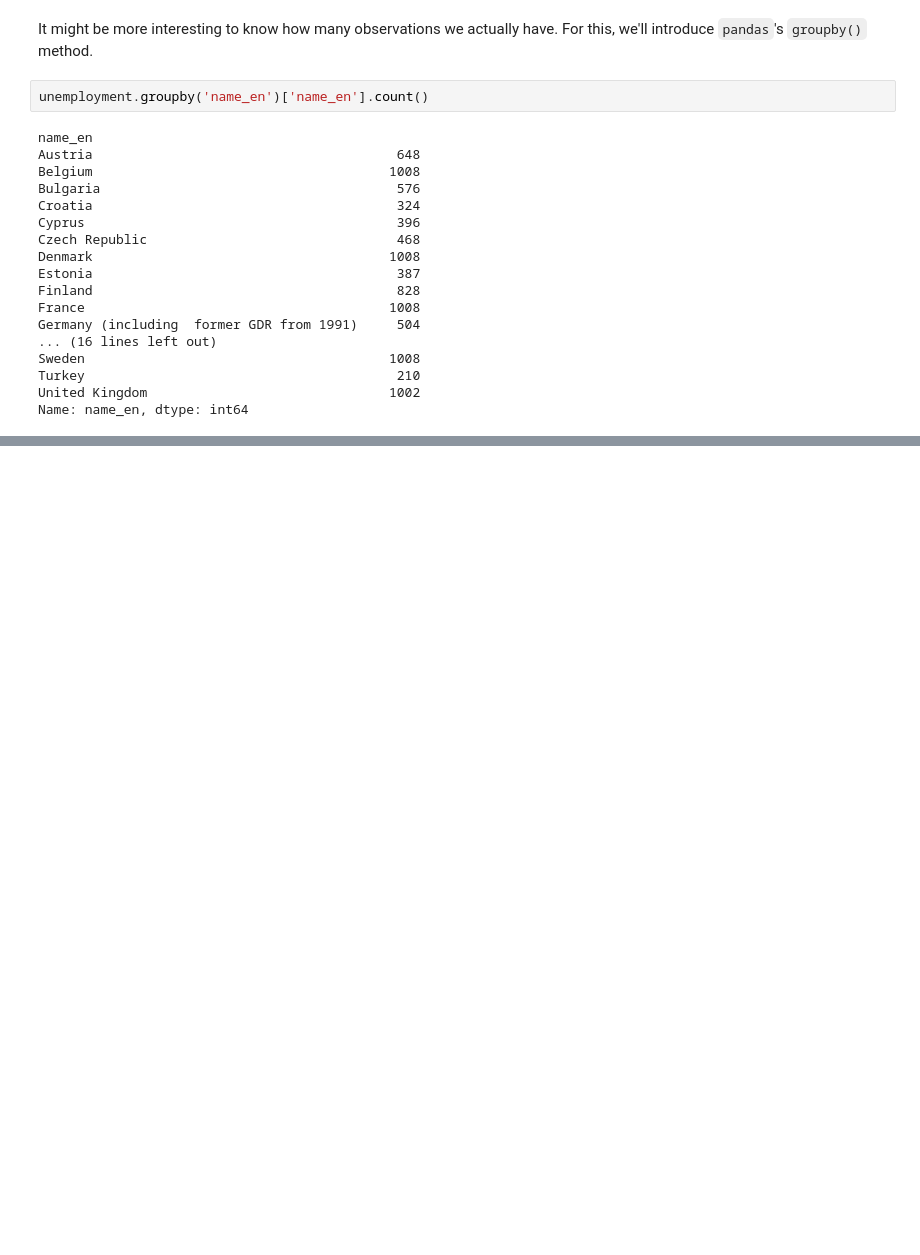
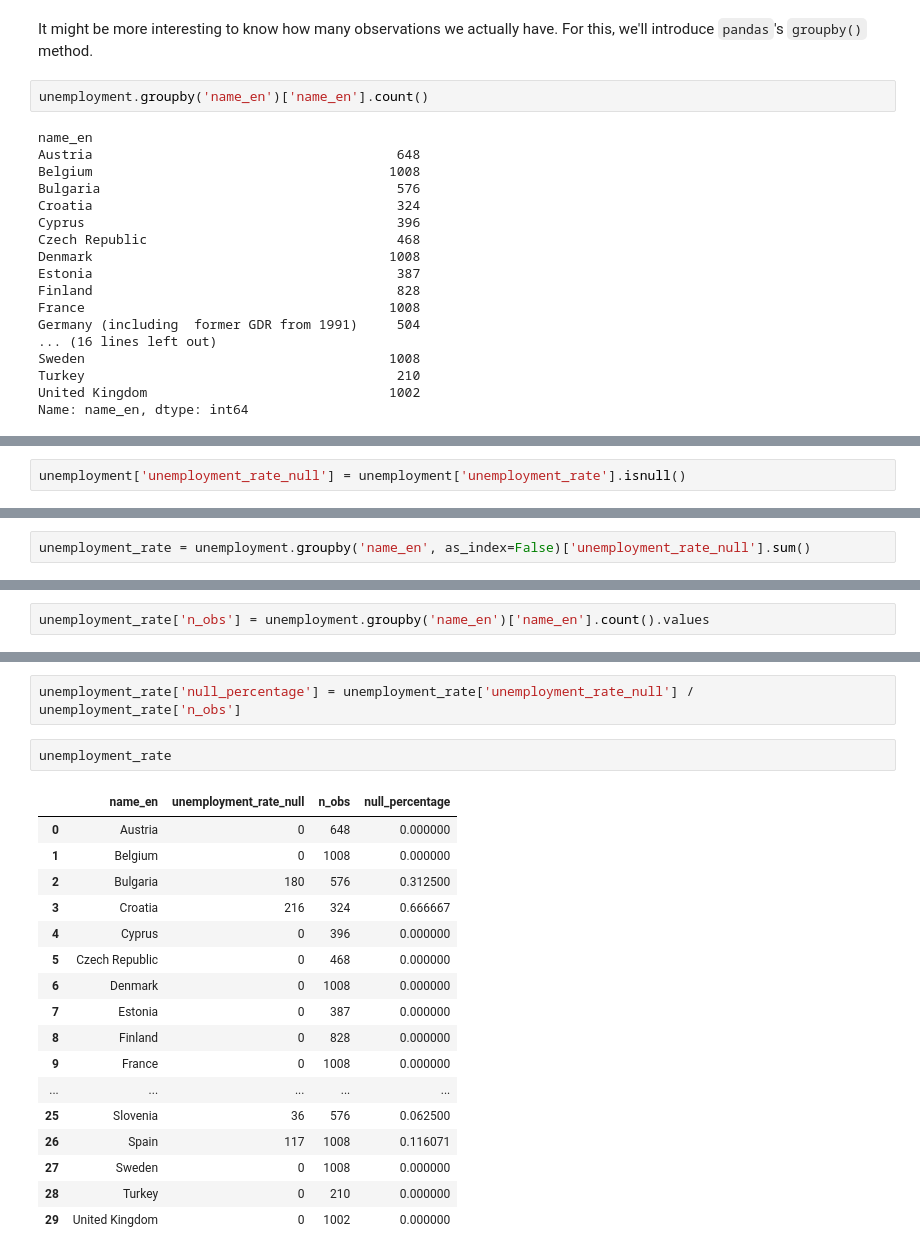
Before and after one commit to dlab-berkeley/Python-Data-Wrangling-Legacy, a Jupyter notebook: introduction-to-pandas.ipynb, the cells around one changed output, grey strips where cells are left out. Drawn from its saved outputs; the diff is of its cells as text; blank space fills up the shorter version.

Commit message:
Adding section on missing values (not yet complete)

```diff
--- a/introduction-to-pandas.ipynb
+++ b/introduction-to-pandas.ipynb
@@ -254,0 +280,2 @@ This will be useful for our analysis. The maximum number of observations for a g
+# %%
+unemployment['unemployment_rate_null'] = unemployment['unemployment_rate'].isnull()
@@ -254,0 +308,2 @@ This will be useful for our analysis. The maximum number of observations for a g
+# %%
+unemployment_rate = unemployment.groupby('name_en', as_index=False)['unemployment_rate_null'].sum()
@@ -254,0 +320,2 @@ This will be useful for our analysis. The maximum number of observations for a g
+# %%
+unemployment_rate['n_obs'] = unemployment.groupby('name_en')['name_en'].count().values
@@ -254,0 +328,22 @@ This will be useful for our analysis. The maximum number of observations for a g
+# %%
+unemployment_rate['null_percentage'] = unemployment_rate['unemployment_rate_null'] / unemployment_rate['n_obs']
+# %%
+unemployment_rate
+# %% [output]
+|  | name_en | unemployment_rate_null | n_obs | null_percentage |
+| 0 | Austria | 0 | 648 | 0.000000 |
+| 1 | Belgium | 0 | 1008 | 0.000000 |
+| 2 | Bulgaria | 180 | 576 | 0.312500 |
+| 3 | Croatia | 216 | 324 | 0.666667 |
+| 4 | Cyprus | 0 | 396 | 0.000000 |
+| 5 | Czech Republic | 0 | 468 | 0.000000 |
+| 6 | Denmark | 0 | 1008 | 0.000000 |
+| 7 | Estonia | 0 | 387 | 0.000000 |
+| 8 | Finland | 0 | 828 | 0.000000 |
+| 9 | France | 0 | 1008 | 0.000000 |
+| ... | ... | ... | ... | ... |
+| 25 | Slovenia | 36 | 576 | 0.062500 |
+| 26 | Spain | 117 | 1008 | 0.116071 |
+| 27 | Sweden | 0 | 1008 | 0.000000 |
+| 28 | Turkey | 0 | 210 | 0.000000 |
+| 29 | United Kingdom | 0 | 1002 | 0.000000 |
```
Also changed, not shown: parts of 24 cells of this notebook.
